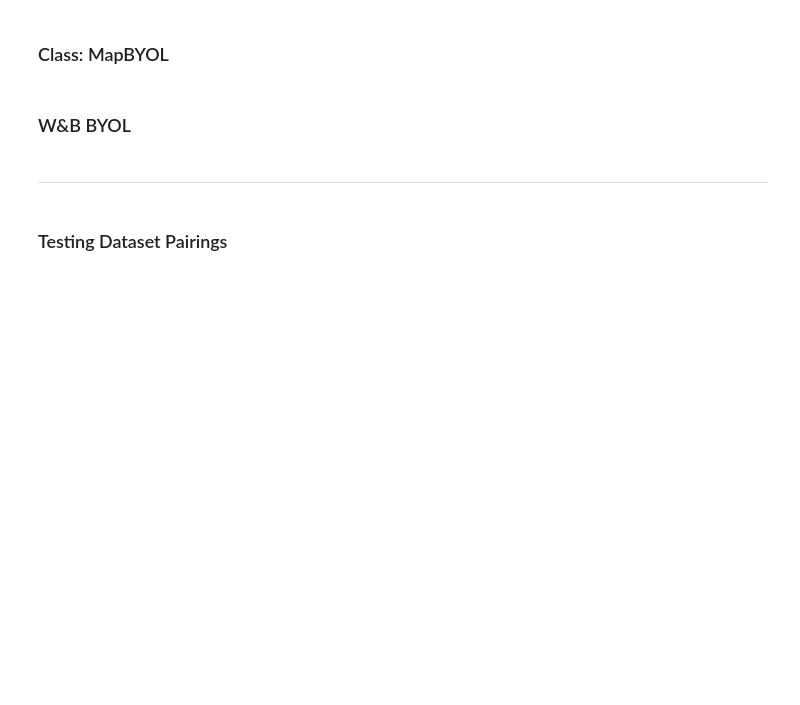
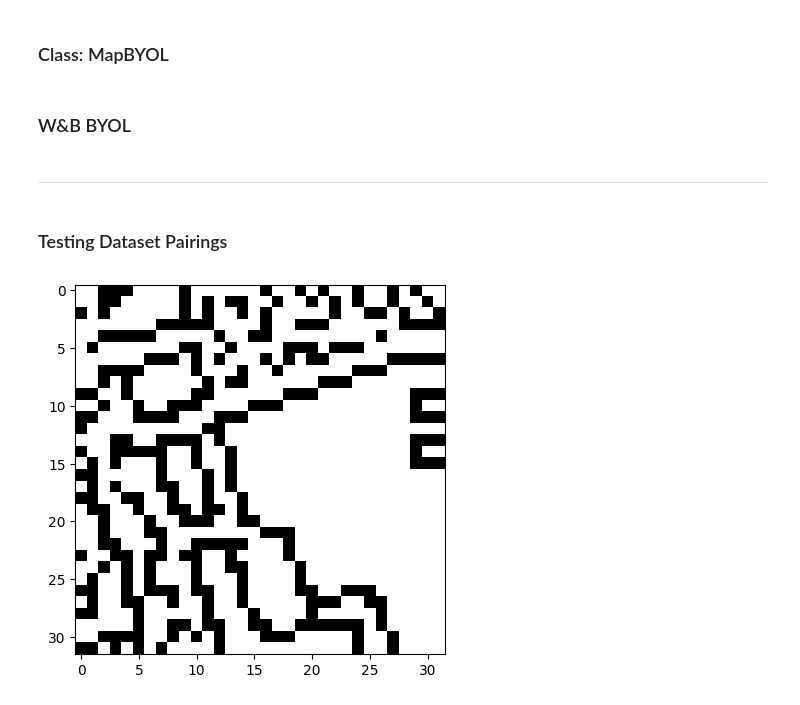
Before and after one commit to alv31415/contrastive-map, a Jupyter notebook: src/contrastive_data_generator.ipynb, the cells around one changed output. Cells and saved outputs as stored; diff of their text form; code cells hidden in the pictures; blank space fills up the shorter version.

```diff
--- a/src/contrastive_data_generator.ipynb
+++ b/src/contrastive_data_generator.ipynb
@@ -1094,0 +1306,10 @@ def show_patch_pairs(patches):
+# %%
+gray = cv.cvtColor(np.array(patches_2[120].patch), cv.COLOR_RGB2GRAY)
+gray = cv.GaussianBlur(gray, (3,3), 0)
+edges = cv.Canny(gray, 50, 150)
+
+fig, ax = plt.subplots()
+ax.imshow(edges, cmap = "gray_r")
+plt.show()
+# %% [output]
+[figure, added]
```
Also changed, not shown: parts of 11 cells of this notebook, 1 other file.
